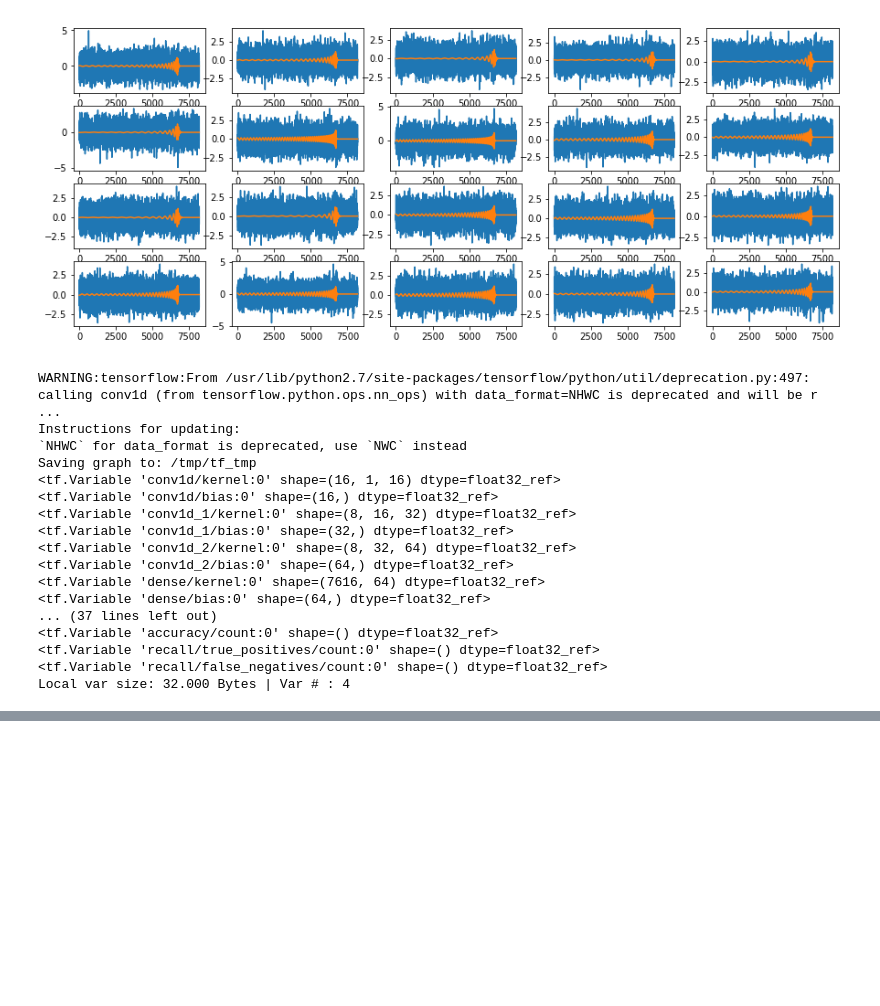
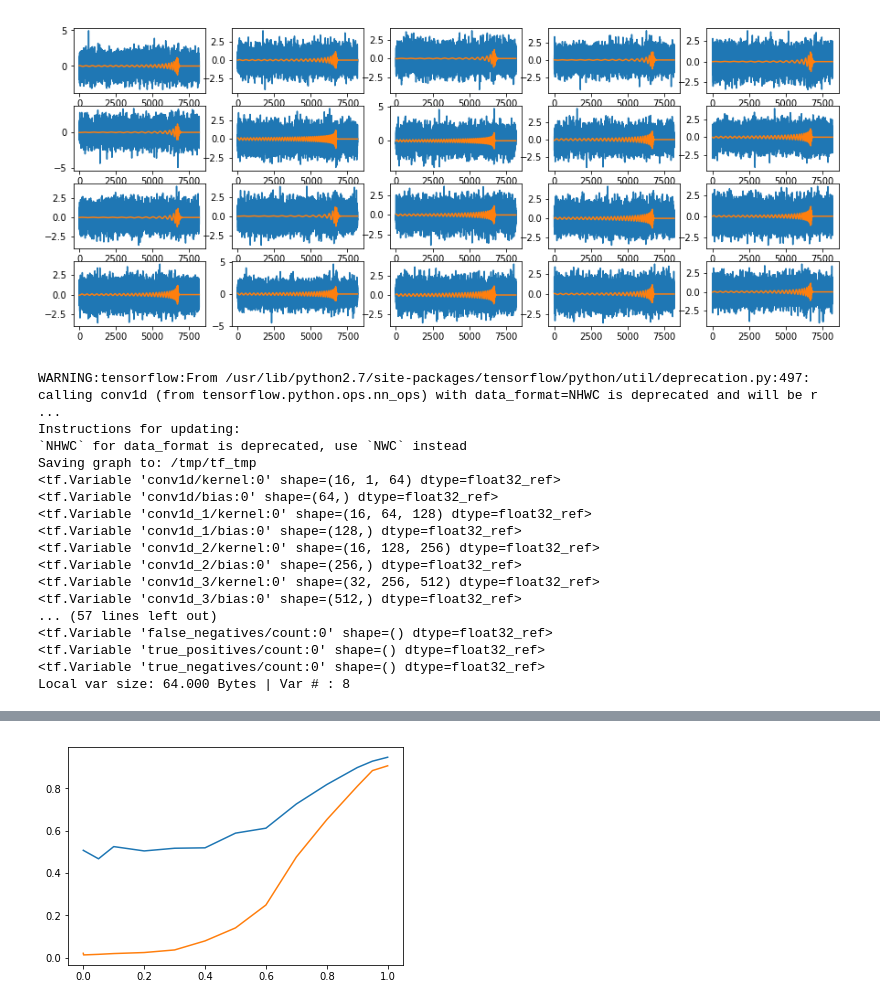
Before and after one commit to chunyulin/test, a Jupyter notebook: GWDA_lowlevel.ipynb, the cells around one changed output, grey strips where cells are left out. Saved outputs shown, nothing was run; the diff lists cells and outputs as text; code cells hidden in the pictures; blank space fills up the shorter version.

```diff
--- a/GWDA_lowlevel.ipynb
+++ b/GWDA_lowlevel.ipynb
@@ -165,8 +165,8 @@ features, labels = iter.get_next()
 train_init_op = iter.make_initializer(train_ds)
 test_init_op = iter.make_initializer(test_ds)
 
-logits = model(features, keep_prob, DIM)
-##logits = model_hi(features, keep_prob, DIM)
+#logits = model(features, keep_prob, DIM)
+logits = model_hi(features, keep_prob, DIM)
 
 # Compute predictions
 with tf.name_scope('eval'):
@@ -183,6 +183,11 @@ with tf.name_scope('adam_optimizer'):
 #accuracy = tf.reduce_mean(correct_prediction)
 _, accuracy    = tf.metrics.accuracy(labels=labels, predictions=predict_op  )
 _, sensitivity = tf.metrics.recall(labels=labels, predictions=predict_op  )
+
+_, fp = tf.metrics.false_positives(labels=labels, predictions=predict_op  )
+_, fn = tf.metrics.false_negatives(labels=labels, predictions=predict_op  )
+_, tp = tf.metrics.true_positives(labels=labels, predictions=predict_op  )
+_, tn = tf.metrics.true_negatives(labels=labels, predictions=predict_op  )
 
 graph_location = '/tmp/tf_tmp'
 merged = tf.summary.merge_all()
@@ -212,19 +217,19 @@ WARNING:tensorflow:From /usr/lib/python2.7/site-packages/tensorflow/python/util/
 Instructions for updating:
 `NHWC` for data_format is deprecated, use `NWC` instead
 Saving graph to: /tmp/tf_tmp
-<tf.Variable 'conv1d/kernel:0' shape=(16, 1, 16) dtype=float32_ref>
-<tf.Variable 'conv1d/bias:0' shape=(16,) dtype=float32_ref>
-<tf.Variable 'conv1d_1/kernel:0' shape=(8, 16, 32) dtype=float32_ref>
-<tf.Variable 'conv1d_1/bias:0' shape=(32,) dtype=float32_ref>
-<tf.Variable 'conv1d_2/kernel:0' shape=(8, 32, 64) dtype=float32_ref>
-<tf.Variable 'conv1d_2/bias:0' shape=(64,) dtype=float32_ref>
-<tf.Variable 'dense/kernel:0' shape=(7616, 64) dtype=float32_ref>
-<tf.Variable 'dense/bias:0' shape=(64,) dtype=float32_ref>
-... (37 lines left out)
-<tf.Variable 'accuracy/count:0' shape=() dtype=float32_ref>
-<tf.Variable 'recall/true_positives/count:0' shape=() dtype=float32_ref>
-<tf.Variable 'recall/false_negatives/count:0' shape=() dtype=float32_ref>
-Local var size: 32.000 Bytes | Var # : 4
+<tf.Variable 'conv1d/kernel:0' shape=(16, 1, 64) dtype=float32_ref>
+<tf.Variable 'conv1d/bias:0' shape=(64,) dtype=float32_ref>
+<tf.Variable 'conv1d_1/kernel:0' shape=(16, 64, 128) dtype=float32_ref>
+<tf.Variable 'conv1d_1/bias:0' shape=(128,) dtype=float32_ref>
+<tf.Variable 'conv1d_2/kernel:0' shape=(16, 128, 256) dtype=float32_ref>
+<tf.Variable 'conv1d_2/bias:0' shape=(256,) dtype=float32_ref>
+<tf.Variable 'conv1d_3/kernel:0' shape=(32, 256, 512) dtype=float32_ref>
+<tf.Variable 'conv1d_3/bias:0' shape=(512,) dtype=float32_ref>
+... (57 lines left out)
+<tf.Variable 'false_negatives/count:0' shape=() dtype=float32_ref>
+<tf.Variable 'true_positives/count:0' shape=() dtype=float32_ref>
+<tf.Variable 'true_negatives/count:0' shape=() dtype=float32_ref>
+Local var size: 64.000 Bytes | Var # : 8
 # %%
 ##
 ##  Use Numpy matrix
@@ -249,10 +254,11 @@ with tf.Session() as sess:
     #test_writer  = tf.summary.FileWriter(graph_location + '/test')
 
     sess.run(tf.global_variables_initializer())
-    sess.run(tf.local_variables_initializer())
 
     MONITOR=200
-    for amplitude in [1.2, 1.0, 0.8, 0.6, 0.5, 0.4, 0.3, 0.2]:
+    ##for amplitude in [1.2, 1.0, 0.8, 0.6, 0.5, 0.4, 0.3, 0.2]:
+    for amplitude in [1.0]:
+        sess.run(tf.local_variables_initializer())
 
         print("Trainning for A= %f"% amplitude)
         Xt, Xv, Yt, Yv = GWdata.get_train_val_set(A=amplitude)
@@ -266,20 +272,33 @@ with tf.Session() as sess:
 
                 time1 = time.time()
                 duration = time1 - time0
+                speed = MONITOR / duration
                 time0 = time1
-                speed = MONITOR / duration
                 print('   step: %5d, loss: %10.3f accuracy: %6.3g sec: %6.3g speed: %7.1f /sec' % (i, loss, acc, sen, speed))
                 if loss < 1e-10:
                     break
 
 
     ### Testing
-    for amplitude in [1.0, 0.9, 0.8, 0.7, 0.6, 0.5, 0.4, 0.3, 0.2, 0.1, 0.05]:
+    TEST_LIST = [1.0, 0.95, 0.9, 0.8, 0.7, 0.6, 0.5, 0.4, 0.3, 0.2, 0.1, 0.05, 0.001, 0.0]
+    gacc=[]
+    gsen=[]
+    for amplitude in TEST_LIST:
+        sess.run(tf.local_variables_initializer())
+
         Xts, Yts       = GWdata.get_test_set(A=amplitude)
         sess.run(test_init_op, feed_dict={ x: Xts, y: Yts, bs:1024 })
 
-        pre, loss, acc, sen = sess.run([predict_prob, loss_op, accuracy, sensitivity ])
-        print("Test for A= %4.2f : loss: %9.3f Acc: %9.3f, Sen: %9.3f" % (amplitude, loss, acc, sen) )
+        pre, loss, acc, sen, ttp, ttn, tfp, tfn = sess.run([predict_prob, loss_op, accuracy, sensitivity, tp, tn, fp, fn ])
+        gsen.append(sen)
+        gacc.append(acc)
+        print("Test for A= %4.2f : loss: %9.3f Acc: %9.3f, Sen: %9.3f, TP/TN/FP/FN: %5d %5d %5d %5d "
+              % (amplitude, loss, acc, sen, ttp, ttn, tfp, tfn) )
+
+    plt.figure()
+    plt.plot(TEST_LIST, gacc)
+    plt.plot(TEST_LIST, gsen)
+    plt.show()
 # %% [output]
 (7740, 8192)
 (7740, 1)
@@ -300,0 +320 @@ Test for A= 0.05 : loss:     6.215 Acc:     0.876, Sen:     0.908
+[figure, added]
```
Also changed, not shown: parts of 2 cells of this notebook.
